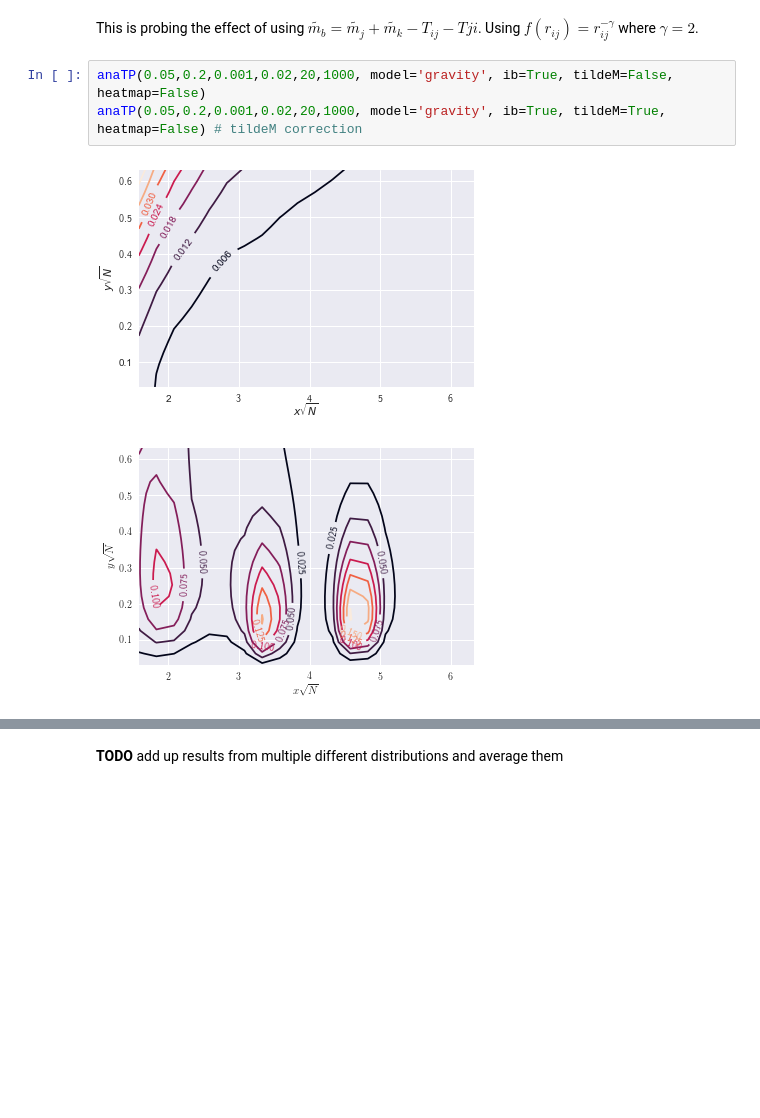
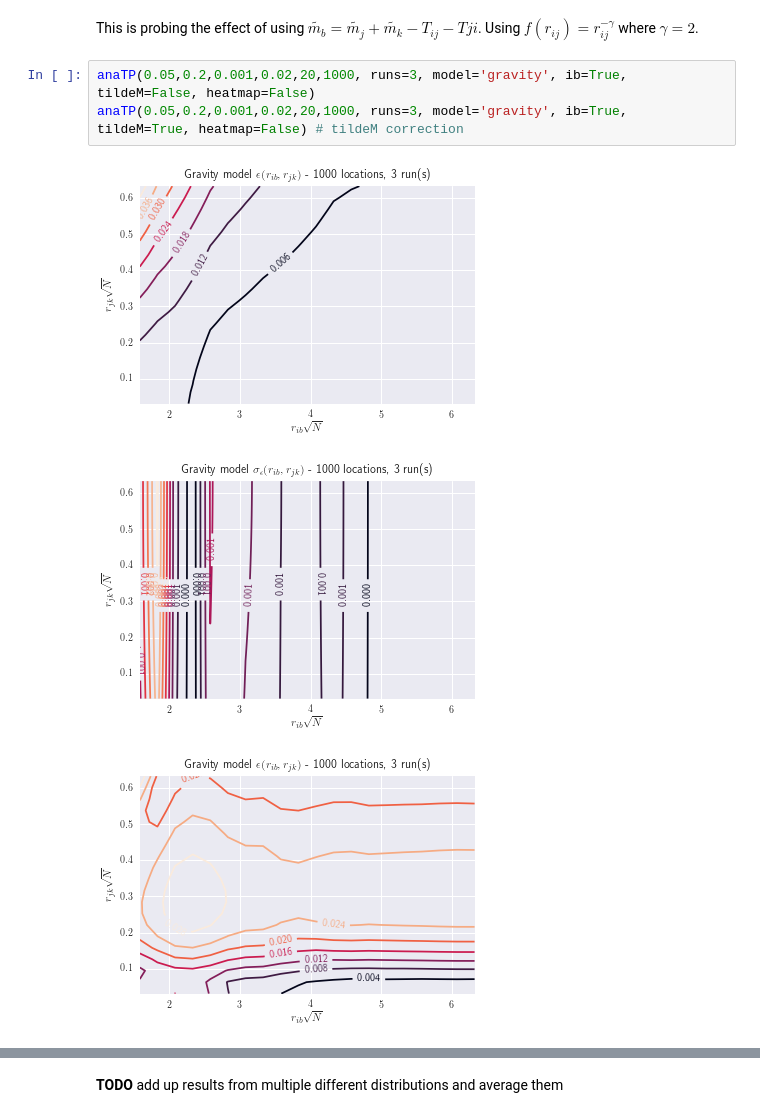
Before and after one commit to jbremz/human_mob, a Jupyter notebook: Notebooks/JB Log.ipynb, the cells around one changed output, grey strips where cells are left out. Cells and saved outputs as stored; diff of their text form; blank space fills up the shorter version.

Commit message:
new gravity plots

```diff
--- a/Notebooks/JB Log.ipynb
+++ b/Notebooks/JB Log.ipynb
@@ -9,8 +9,9 @@ from hm.analysis.explicit_tripoint import anaTP, epsChangeY, epsChangeX
 # %% [markdown]
 This is probing the effect of using $\tilde{m_b} = \tilde{m_j} + \tilde{m_k} − T_{ij} − T{ji}$. Using $f(r_{ij}) = r_{ij}^{-\gamma}$ where $\gamma = 2$.
 # %%
-anaTP(0.05,0.2,0.001,0.02,20,1000, model='gravity', ib=True, tildeM=False, heatmap=False)
-anaTP(0.05,0.2,0.001,0.02,20,1000, model='gravity', ib=True, tildeM=True, heatmap=False) # tildeM correction
+anaTP(0.05,0.2,0.001,0.02,20,1000, runs=3, model='gravity', ib=True, tildeM=False, heatmap=False)
+anaTP(0.05,0.2,0.001,0.02,20,1000, runs=3, model='gravity', ib=True, tildeM=True, heatmap=False) # tildeM correction
 # %% [output]
-[figure, old version]
+[figure, new version]
-[figure, old version]
+[figure, new version]
+[figure, added]
```
Also changed, not shown: parts of 17 cells of this notebook, 1 other file.
